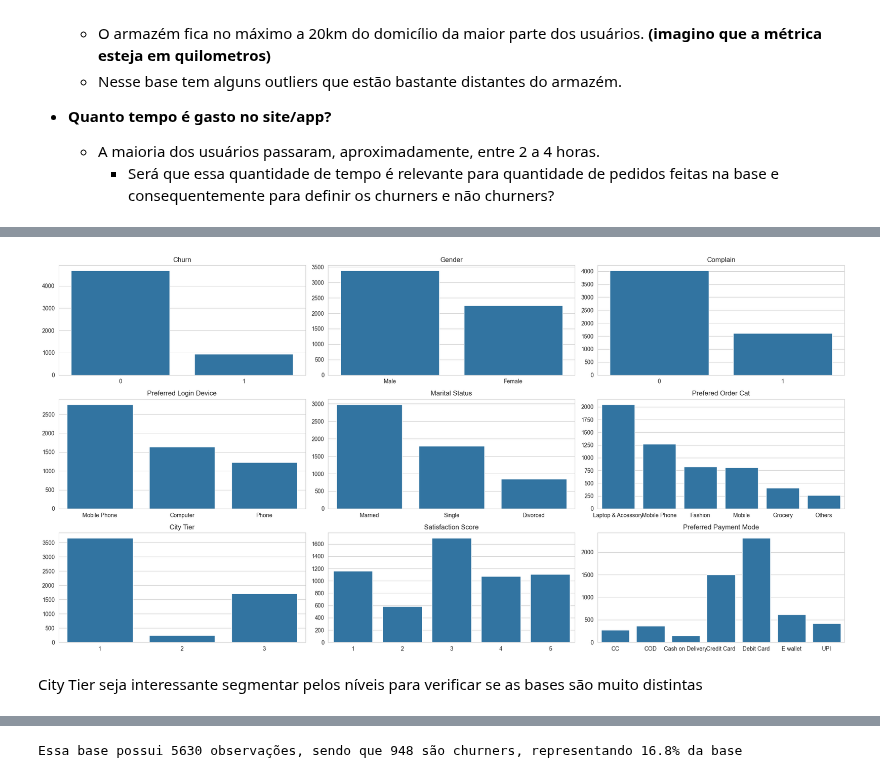
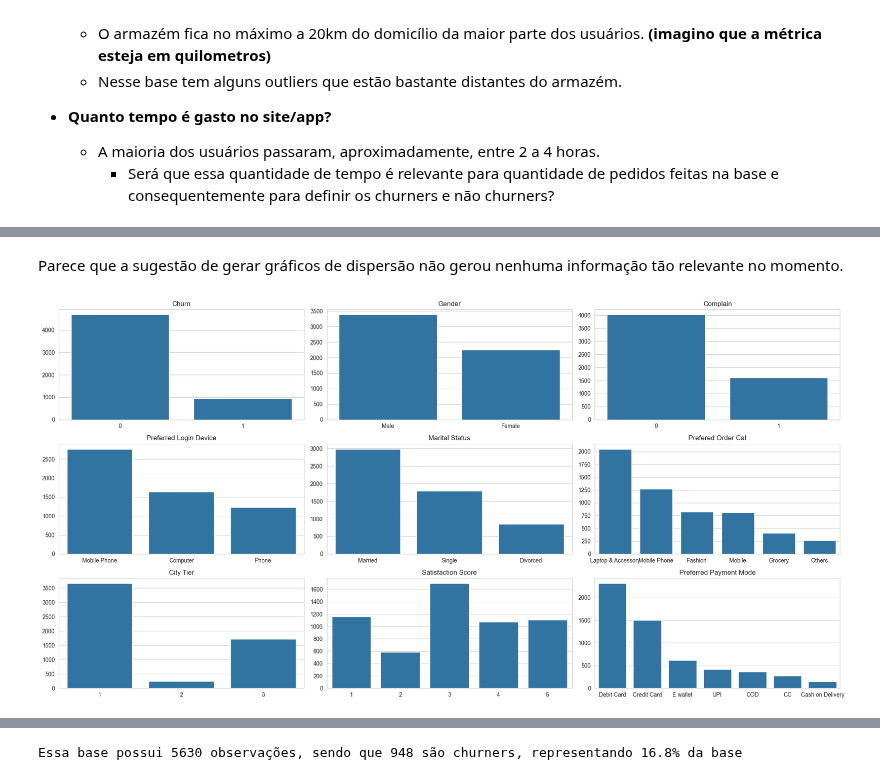
Before and after one commit to PedroReste/repository_for_studies, a Jupyter notebook: ecommerce_database_kaggle/ecommerce_database_kaggle.ipynb, the cells around one changed output, grey strips where cells are left out. Drawn from its saved outputs; the diff is of its cells as text; code cells hidden in the pictures.

```diff
--- a/ecommerce_database_kaggle/ecommerce_database_kaggle.ipynb
+++ b/ecommerce_database_kaggle/ecommerce_database_kaggle.ipynb
@@ -319,3 +309,14 @@ Pontos interessantes apresentados através dos gráficos e alguns cálculos feit
 - **Quanto tempo é gasto no site/app?**
     - A maioria dos usuários passaram, aproximadamente, entre 2 a 4 horas.
         - Será que essa quantidade de tempo é relevante para quantidade de pedidos feitas na base e consequentemente para definir os churners e não churners?
+# %%
+sns.set_style("whitegrid")
+fig, axes = plt.subplots(2, 2, figsize=(20, 10))
+
+sns.scatterplot(x=df['CouponUsed'], y=df['OrderCount'], size=df['OrderCount'], sizes=(20, 200), ax=axes[0, 0])
+
+sns.scatterplot(x=df['DaySinceLastOrder'], y=df['Churn'], size=df['Churn'], sizes=(20, 200), ax=axes[0, 1])
+
+sns.scatterplot(x=df['DaySinceLastOrder'], y=df['OrderCount'], size=df['OrderCount'], sizes=(20, 200), ax=axes[1, 0])
+
+sns.scatterplot(x=df['DaySinceLastOrder'], y=df['CouponUsed'], size=df['CouponUsed'], sizes=(20, 200), ax=axes[1, 1])
@@ -322,3 +326,5 @@ Pontos interessantes apresentados através dos gráficos e alguns cálculos feit
+# %% [markdown]
+Parece que a sugestão de gerar gráficos de dispersão não gerou nenhuma informação tão relevante no momento.
 # %%
 sns.set_style("whitegrid")
 fig, axes = plt.subplots(3, 3, figsize=(20, 10))
@@ -341,36 +347,33 @@ axes[0, 2].set_xlabel("")
 var = df['PreferredLoginDevice'].value_counts().sort_values(ascending=False)
 sns.barplot(x=var.index, y=var.values, order=var.index, ax=axes[1, 0])
 axes[1, 0].set_title("Preferred Login Device")
 axes[1, 0].set_xlabel("")
 
 var = df['MaritalStatus'].value_counts().sort_values(ascending=False)
 sns.barplot(x=var.index, y=var.values, order=var.index, ax=axes[1, 1])
 axes[1, 1].set_title("Marital Status")
 axes[1, 1].set_xlabel("")
 
 var = df['PreferedOrderCat'].value_counts().sort_values(ascending=False)
 sns.barplot(x=var.index, y=var.values, order=var.index, ax=axes[1, 2])
 axes[1, 2].set_title("Prefered Order Cat")
 axes[1, 2].set_xlabel("")
 
 var = df['CityTier'].value_counts()
 sns.barplot(x= var.index, y=var.values, ax=axes[2, 0])
 axes[2, 0].set_title("City Tier")
 axes[2, 0].set_xlabel("")
 
 var = df['SatisfactionScore'].sort_values().value_counts(sort=False)
 sns.barplot(x= var.index, y=var.values, ax=axes[2, 1])
 axes[2, 1].set_title("Satisfaction Score")
 axes[2, 1].set_xlabel("")
 
-var = df['PreferredPaymentMode'].sort_values().value_counts(sort=False)
-sns.barplot(x= var.index, y=var.values, ax=axes[2, 2])
+var = df['PreferredPaymentMode'].sort_values().value_counts(ascending=False)
+sns.barplot(x= var.index, y=var.values, order=var.index, ax=axes[2, 2])
 axes[2, 2].set_title("Preferred Payment Mode")
 axes[2, 2].set_xlabel("")
 
-
 plt.tight_layout()
 # %% [output]
-[figure, old version]
+[figure, new version]
-# %% [markdown]
-City Tier seja interessante segmentar pelos níveis para verificar se as bases são muito distintas
```
Also changed, not shown: parts of 12 cells of this notebook.
